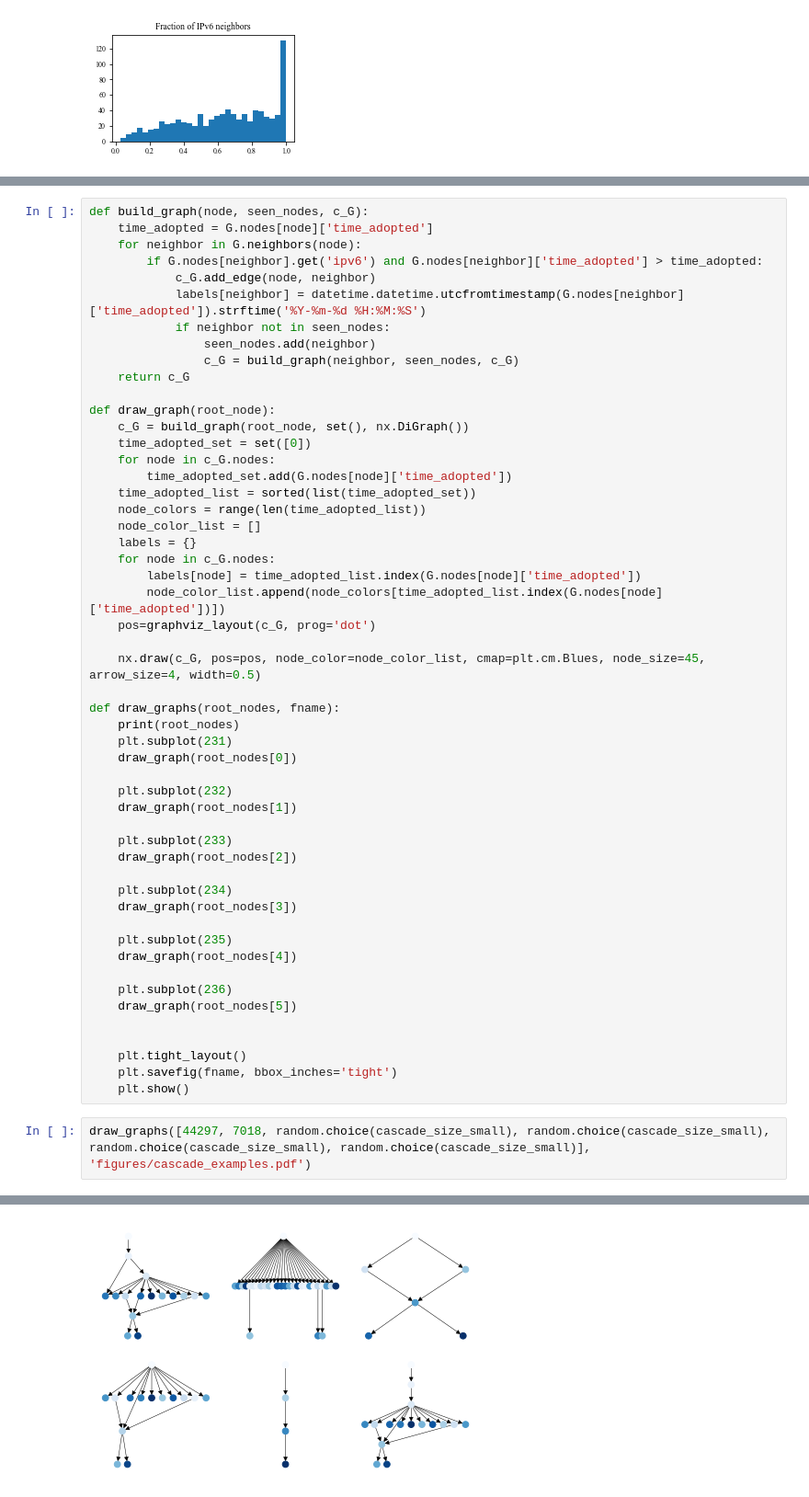
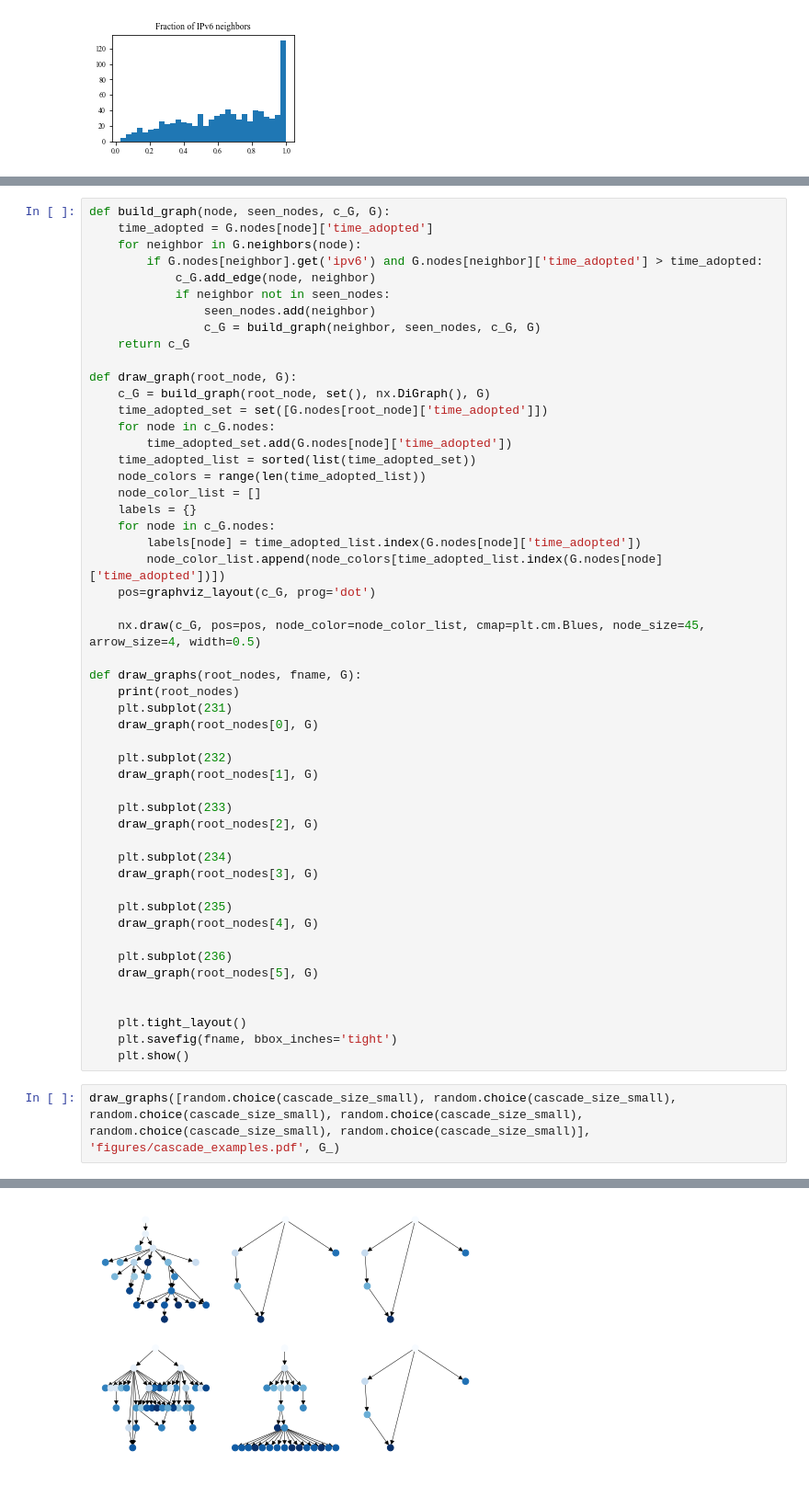
Before and after one commit to leslierice1/15744_project_ipv6_cascades, a Jupyter notebook: cascade-experiments.ipynb, the cells around one changed output, grey strips where cells are left out. Shown at 92% size. Drawn from its saved outputs; the diff is of its cells as text.

Commit message:
Fix graph drawing in notebook

```diff
--- a/cascade-experiments.ipynb
+++ b/cascade-experiments.ipynb
@@ -214,18 +163,17 @@ def hierarchy_pos(G, root=None, width=1., vert_gap = 0.2, vert_loc = 0, xcenter
 # %%
-def build_graph(node, seen_nodes, c_G):
+def build_graph(node, seen_nodes, c_G, G):
     time_adopted = G.nodes[node]['time_adopted']
     for neighbor in G.neighbors(node):
         if G.nodes[neighbor].get('ipv6') and G.nodes[neighbor]['time_adopted'] > time_adopted:
             c_G.add_edge(node, neighbor)
-            labels[neighbor] = datetime.datetime.utcfromtimestamp(G.nodes[neighbor]['time_adopted']).strftime('%Y-%m-%d %H:%M:%S')
             if neighbor not in seen_nodes:
                 seen_nodes.add(neighbor)
-                c_G = build_graph(neighbor, seen_nodes, c_G)
+                c_G = build_graph(neighbor, seen_nodes, c_G, G)
     return c_G
 
-def draw_graph(root_node):
-    c_G = build_graph(root_node, set(), nx.DiGraph())
-    time_adopted_set = set([0])
+def draw_graph(root_node, G):
+    c_G = build_graph(root_node, set(), nx.DiGraph(), G)
+    time_adopted_set = set([G.nodes[root_node]['time_adopted']])
     for node in c_G.nodes:
         time_adopted_set.add(G.nodes[node]['time_adopted'])
     time_adopted_list = sorted(list(time_adopted_set))
@@ -239,30 +187,30 @@ def draw_graph(root_node):
 
     nx.draw(c_G, pos=pos, node_color=node_color_list, cmap=plt.cm.Blues, node_size=45, arrow_size=4, width=0.5)
 
-def draw_graphs(root_nodes, fname):
+def draw_graphs(root_nodes, fname, G):
     print(root_nodes)
     plt.subplot(231)
-    draw_graph(root_nodes[0])
+    draw_graph(root_nodes[0], G)
 
     plt.subplot(232)
-    draw_graph(root_nodes[1])
+    draw_graph(root_nodes[1], G)
 
     plt.subplot(233)
-    draw_graph(root_nodes[2])
+    draw_graph(root_nodes[2], G)
 
     plt.subplot(234)
-    draw_graph(root_nodes[3])
+    draw_graph(root_nodes[3], G)
 
     plt.subplot(235)
-    draw_graph(root_nodes[4])
+    draw_graph(root_nodes[4], G)
 
     plt.subplot(236)
-    draw_graph(root_nodes[5])
+    draw_graph(root_nodes[5], G)
 
 
     plt.tight_layout()
     plt.savefig(fname, bbox_inches='tight')
     plt.show()
 # %%
-draw_graphs([44297, 7018, random.choice(cascade_size_small), random.choice(cascade_size_small), random.choice(cascade_size_small), random.choice(cascade_size_small)], 'figures/cascade_examples.pdf')
+draw_graphs([random.choice(cascade_size_small), random.choice(cascade_size_small), random.choice(cascade_size_small), random.choice(cascade_size_small), random.choice(cascade_size_small), random.choice(cascade_size_small)], 'figures/cascade_examples.pdf', G_)
 # %% [output]
@@ -270 +218 @@ draw_graphs([44297, 7018, random.choice(cascade_size_small), random.choice(casca
-[figure, old version]
+[figure, new version]
```
Also changed, not shown: parts of 16 cells of this notebook, 6 other files.
